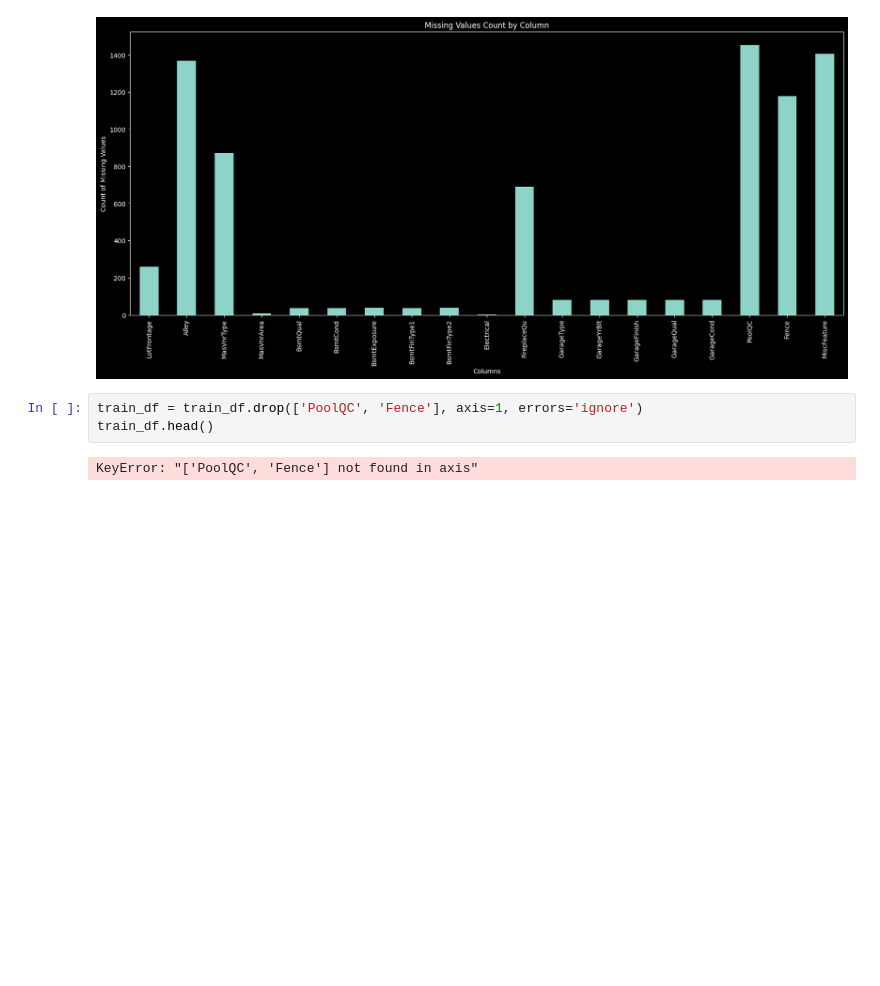
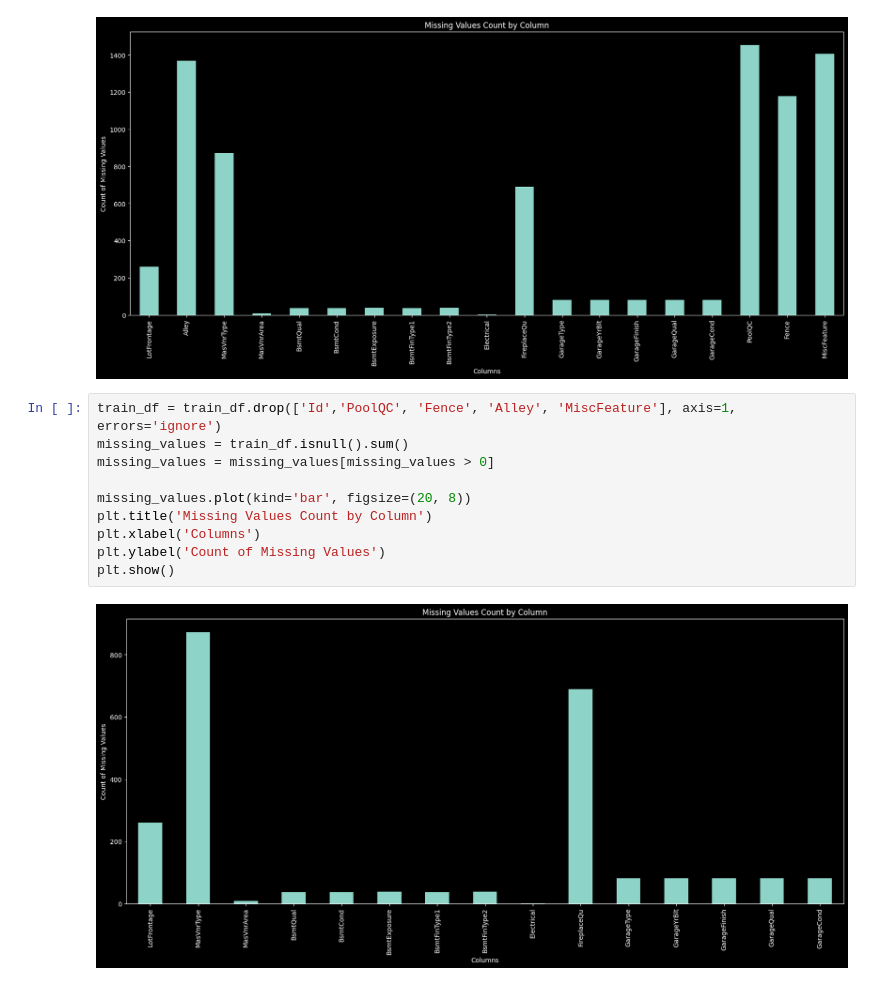
Before and after one commit to jasonwj96/kaggle-projects, a Jupyter notebook: house-prices-advanced-regression-techniques.ipynb, the cells around one changed output. Drawn from its saved outputs; the diff is of its cells as text; blank space fills up the shorter version.

```diff
--- a/house-prices-advanced-regression-techniques.ipynb
+++ b/house-prices-advanced-regression-techniques.ipynb
@@ -66,7 +72,14 @@ plt.show()
 # %% [output]
 [figure]
 # %%
-train_df = train_df.drop(['PoolQC', 'Fence'], axis=1, errors='ignore')
-train_df.head()
+train_df = train_df.drop(['Id','PoolQC', 'Fence', 'Alley', 'MiscFeature'], axis=1, errors='ignore')
+missing_values = train_df.isnull().sum()
+missing_values = missing_values[missing_values > 0]
+
+missing_values.plot(kind='bar', figsize=(20, 8))
+plt.title('Missing Values Count by Column')
+plt.xlabel('Columns')
+plt.ylabel('Count of Missing Values')
+plt.show()
 # %% [output]
-KeyError: "['PoolQC', 'Fence'] not found in axis"
+[figure, added]
```
Also changed, not shown: parts of 7 cells of this notebook.
